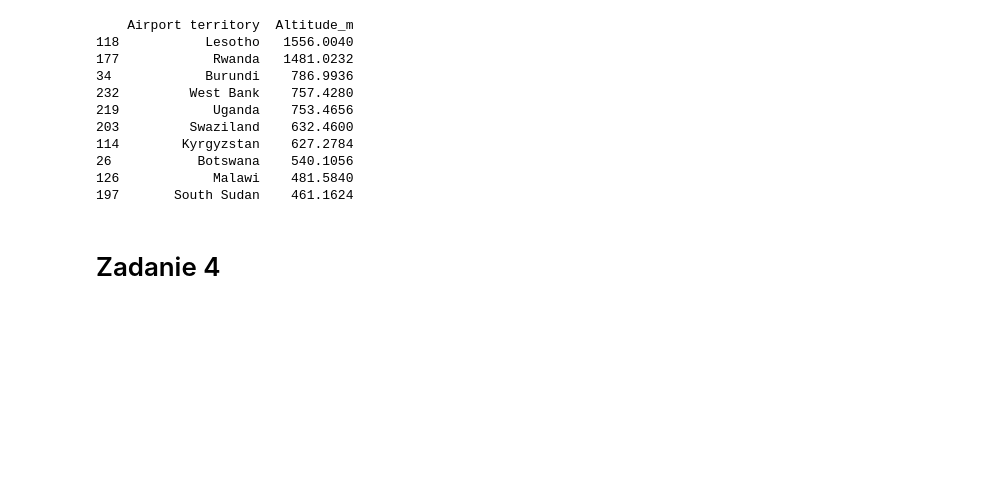
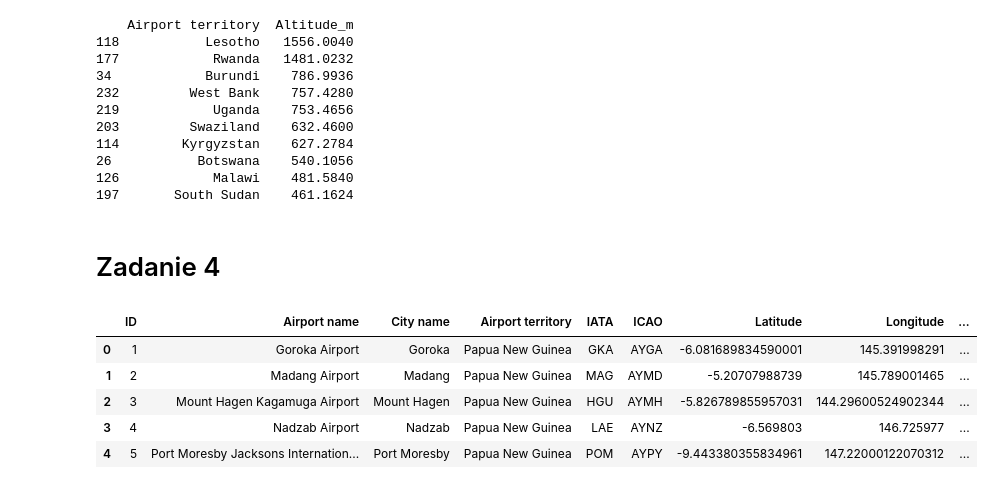
Before and after one commit to BartekKruczek/Analiza-du-ych-zbior-w-danych, a Jupyter notebook: Lab_2 (22.10.2024)/Kruczek_main.ipynb, the cells around one changed output. Cells and saved outputs as stored; diff of their text form; code cells hidden in the pictures; blank space fills up the shorter version.

```diff
--- a/Lab_2 (22.10.2024)/Kruczek_main.ipynb
+++ b/Lab_2 (22.10.2024)/Kruczek_main.ipynb
@@ -171,3 +171,15 @@ print(highest_lowest_altitudes)
 197       South Sudan    461.1624
 # %% [markdown]
 # Zadanie 4
+# %%
+airports = pd.read_excel("airports.xlsx")
+country = pd.read_csv("countries of the world.csv", sep = ",")
+
+airports.head()
+# %% [output]
+|  | ID | Airport name | City name | Airport territory | IATA | ICAO | Latitude | Longitude | ... |
+| 0 | 1 | Goroka Airport | Goroka | Papua New Guinea | GKA | AYGA | -6.081689834590001 | 145.391998291 | ... |
+| 1 | 2 | Madang Airport | Madang | Papua New Guinea | MAG | AYMD | -5.20707988739 | 145.789001465 | ... |
+| 2 | 3 | Mount Hagen Kagamuga Airport | Mount Hagen | Papua New Guinea | HGU | AYMH | -5.826789855957031 | 144.29600524902344 | ... |
+| 3 | 4 | Nadzab Airport | Nadzab | Papua New Guinea | LAE | AYNZ | -6.569803 | 146.725977 | ... |
+| 4 | 5 | Port Moresby Jacksons Internation... | Port Moresby | Papua New Guinea | POM | AYPY | -9.443380355834961 | 147.22000122070312 | ... |
```
Also changed, not shown: parts of 12 cells of this notebook.
